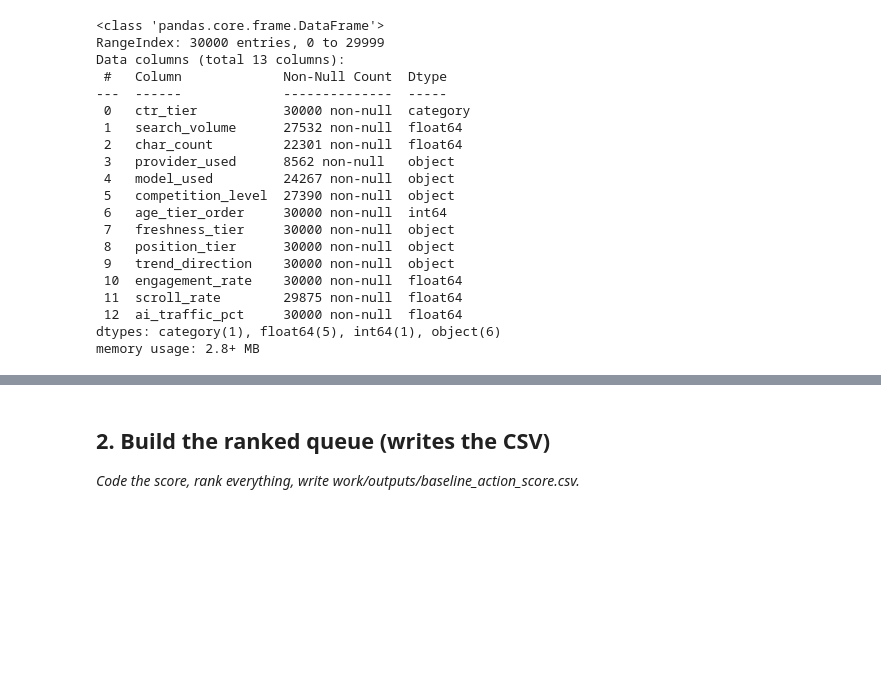
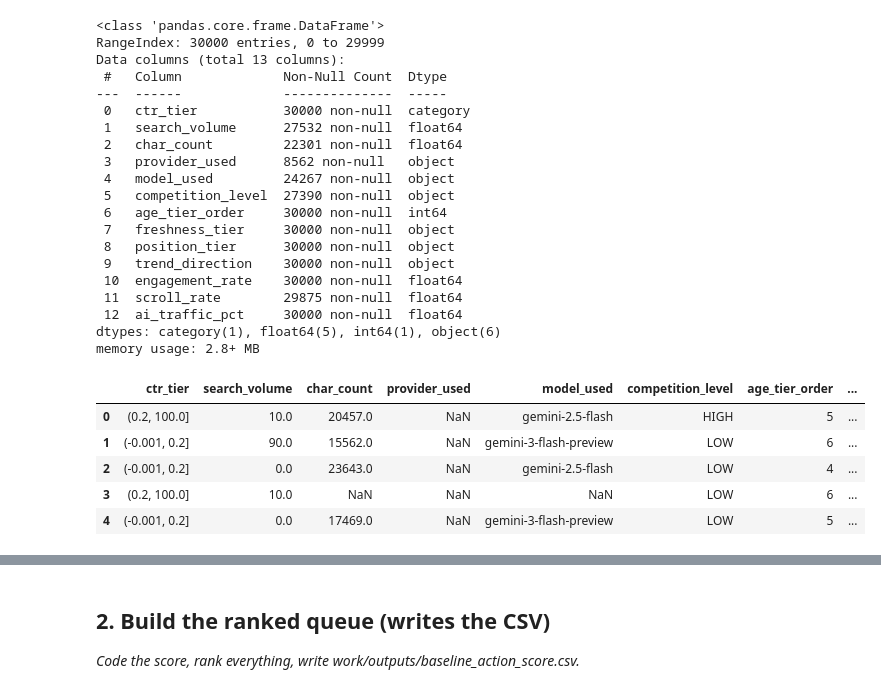
Before and after one commit to Maryam-Shile/flyrank_ml_internship, a Jupyter notebook: work/notebooks/w04_baseline_score.ipynb, the cells around one changed output, grey strips where cells are left out. Drawn from its saved outputs; the diff is of its cells as text; code cells hidden in the pictures; blank space fills up the shorter version.

```diff
--- a/work/notebooks/w04_baseline_score.ipynb
+++ b/work/notebooks/w04_baseline_score.ipynb
@@ -139,3 +141,12 @@ Data columns (total 13 columns):
  12  ai_traffic_pct     30000 non-null  float64
 dtypes: category(1), float64(5), int64(1), object(6)
 memory usage: 2.8+ MB
+# %%
+df_new.head()
+# %% [output]
+|  | ctr_tier | search_volume | char_count | provider_used | model_used | competition_level | age_tier_order | ... |
+| 0 | (0.2, 100.0] | 10.0 | 20457.0 | NaN | gemini-2.5-flash | HIGH | 5 | ... |
+| 1 | (-0.001, 0.2] | 90.0 | 15562.0 | NaN | gemini-3-flash-preview | LOW | 6 | ... |
+| 2 | (-0.001, 0.2] | 0.0 | 23643.0 | NaN | gemini-2.5-flash | LOW | 4 | ... |
+| 3 | (0.2, 100.0] | 10.0 | NaN | NaN | NaN | LOW | 6 | ... |
+| 4 | (-0.001, 0.2] | 0.0 | 17469.0 | NaN | gemini-3-flash-preview | LOW | 5 | ... |
```
Also changed, not shown: parts of 12 cells of this notebook.
